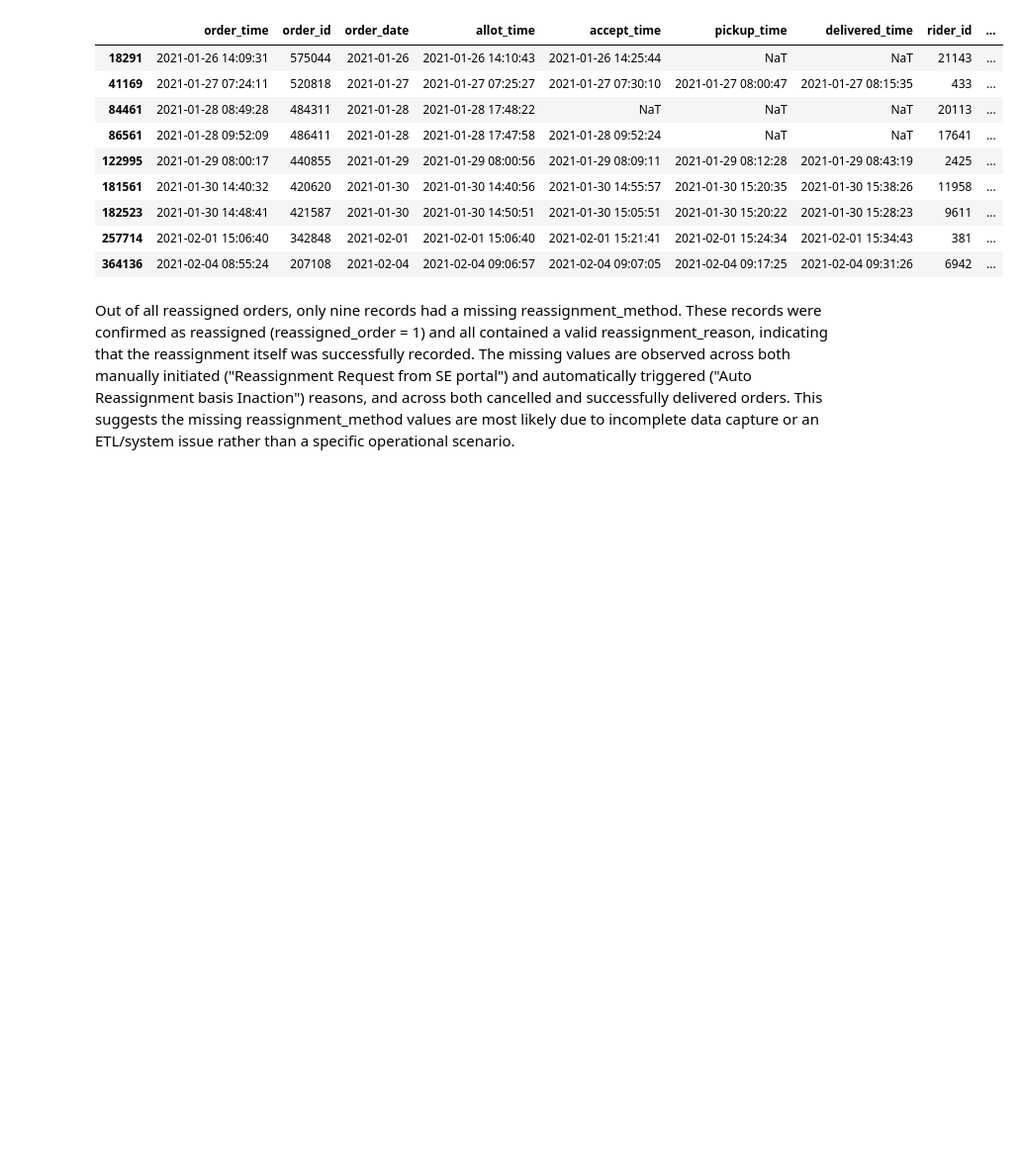
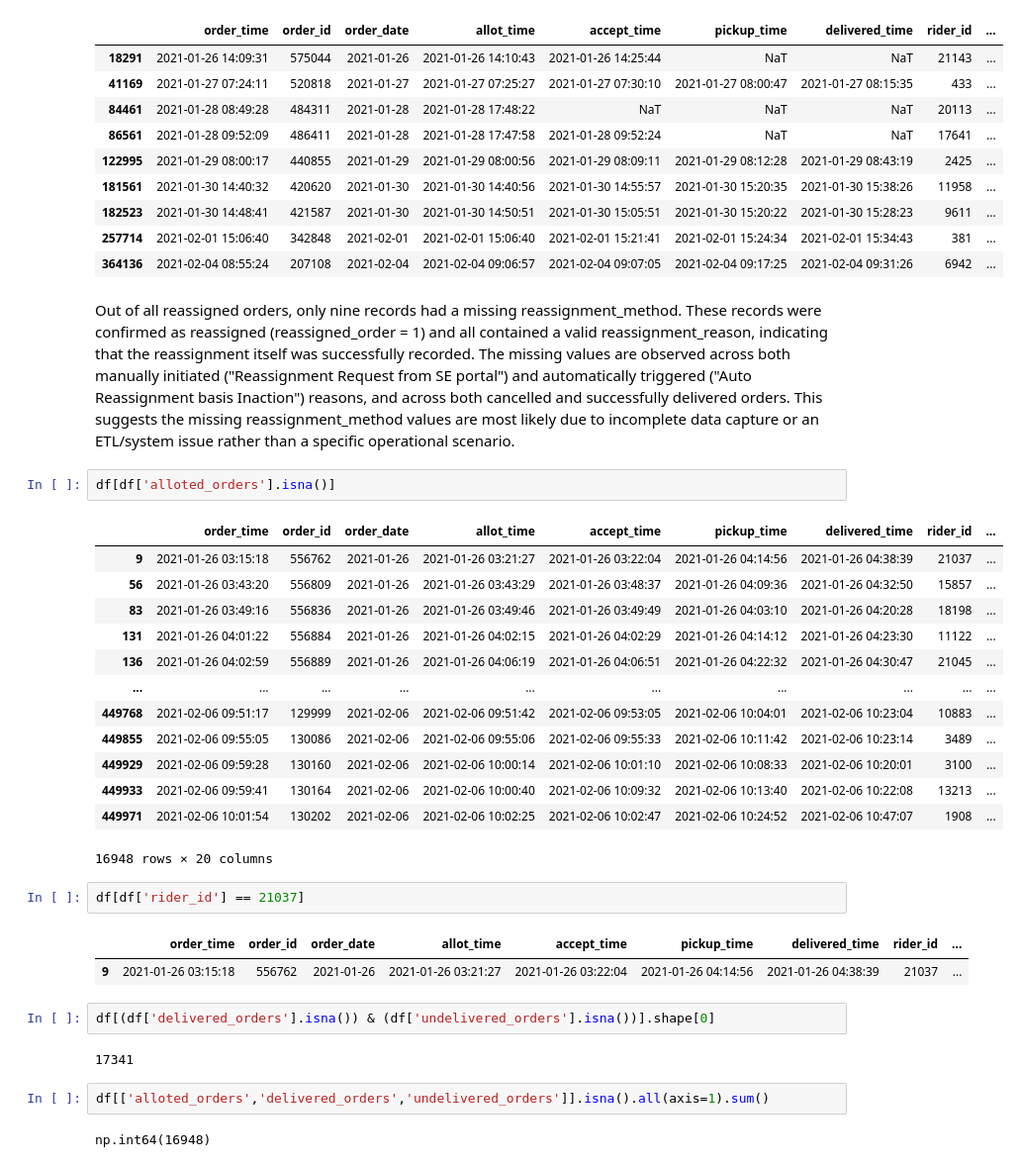
Before and after one commit to Ankush-r7/food_delivery_analytics, a Jupyter notebook: notebooks/data_understanding.ipynb, the cells around one changed output. Shown at 99% size. Drawn from its saved outputs; the diff is of its cells as text; blank space fills up the shorter version.

```diff
--- a/notebooks/data_understanding.ipynb
+++ b/notebooks/data_understanding.ipynb
@@ -431,3 +431,32 @@ df[(df['reassignment_method'].isna()) & (df['reassigned_order'] == 1)]
 | 364136 | 2021-02-04 08:55:24 | 207108 | 2021-02-04 | 2021-02-04 09:06:57 | 2021-02-04 09:07:05 | 2021-02-04 09:17:25 | 2021-02-04 09:31:26 | 6942 | ... |
 # %% [markdown]
 Out of all reassigned orders, only nine records had a missing reassignment_method. These records were confirmed as reassigned (reassigned_order = 1) and all contained a valid reassignment_reason, indicating that the reassignment itself was successfully recorded. The missing values are observed across both manually initiated ("Reassignment Request from SE portal") and automatically triggered ("Auto Reassignment basis Inaction") reasons, and across both cancelled and successfully delivered orders. This suggests the missing reassignment_method values are most likely due to incomplete data capture or an ETL/system issue rather than a specific operational scenario.
+# %%
+df[df['alloted_orders'].isna()]
+# %% [output]
+|  | order_time | order_id | order_date | allot_time | accept_time | pickup_time | delivered_time | rider_id | ... |
+| 9 | 2021-01-26 03:15:18 | 556762 | 2021-01-26 | 2021-01-26 03:21:27 | 2021-01-26 03:22:04 | 2021-01-26 04:14:56 | 2021-01-26 04:38:39 | 21037 | ... |
+| 56 | 2021-01-26 03:43:20 | 556809 | 2021-01-26 | 2021-01-26 03:43:29 | 2021-01-26 03:48:37 | 2021-01-26 04:09:36 | 2021-01-26 04:32:50 | 15857 | ... |
+| 83 | 2021-01-26 03:49:16 | 556836 | 2021-01-26 | 2021-01-26 03:49:46 | 2021-01-26 03:49:49 | 2021-01-26 04:03:10 | 2021-01-26 04:20:28 | 18198 | ... |
+| 131 | 2021-01-26 04:01:22 | 556884 | 2021-01-26 | 2021-01-26 04:02:15 | 2021-01-26 04:02:29 | 2021-01-26 04:14:12 | 2021-01-26 04:23:30 | 11122 | ... |
+| 136 | 2021-01-26 04:02:59 | 556889 | 2021-01-26 | 2021-01-26 04:06:19 | 2021-01-26 04:06:51 | 2021-01-26 04:22:32 | 2021-01-26 04:30:47 | 21045 | ... |
+| ... | ... | ... | ... | ... | ... | ... | ... | ... | ... |
+| 449768 | 2021-02-06 09:51:17 | 129999 | 2021-02-06 | 2021-02-06 09:51:42 | 2021-02-06 09:53:05 | 2021-02-06 10:04:01 | 2021-02-06 10:23:04 | 10883 | ... |
+| 449855 | 2021-02-06 09:55:05 | 130086 | 2021-02-06 | 2021-02-06 09:55:06 | 2021-02-06 09:55:33 | 2021-02-06 10:11:42 | 2021-02-06 10:23:14 | 3489 | ... |
+| 449929 | 2021-02-06 09:59:28 | 130160 | 2021-02-06 | 2021-02-06 10:00:14 | 2021-02-06 10:01:10 | 2021-02-06 10:08:33 | 2021-02-06 10:20:01 | 3100 | ... |
+| 449933 | 2021-02-06 09:59:41 | 130164 | 2021-02-06 | 2021-02-06 10:00:40 | 2021-02-06 10:09:32 | 2021-02-06 10:13:40 | 2021-02-06 10:22:08 | 13213 | ... |
+| 449971 | 2021-02-06 10:01:54 | 130202 | 2021-02-06 | 2021-02-06 10:02:25 | 2021-02-06 10:02:47 | 2021-02-06 10:24:52 | 2021-02-06 10:47:07 | 1908 | ... |
+16948 rows × 20 columns
+# %%
+df[df['rider_id'] == 21037]
+# %% [output]
+|  | order_time | order_id | order_date | allot_time | accept_time | pickup_time | delivered_time | rider_id | ... |
+| 9 | 2021-01-26 03:15:18 | 556762 | 2021-01-26 | 2021-01-26 03:21:27 | 2021-01-26 03:22:04 | 2021-01-26 04:14:56 | 2021-01-26 04:38:39 | 21037 | ... |
+# %%
+df[(df['delivered_orders'].isna()) & (df['undelivered_orders'].isna())].shape[0]
+# %% [output]
+17341
+# %%
+df[['alloted_orders','delivered_orders','undelivered_orders']].isna().all(axis=1).sum()
+# %% [output]
+np.int64(16948)
```
Also changed, not shown: parts of 30 cells of this notebook.
